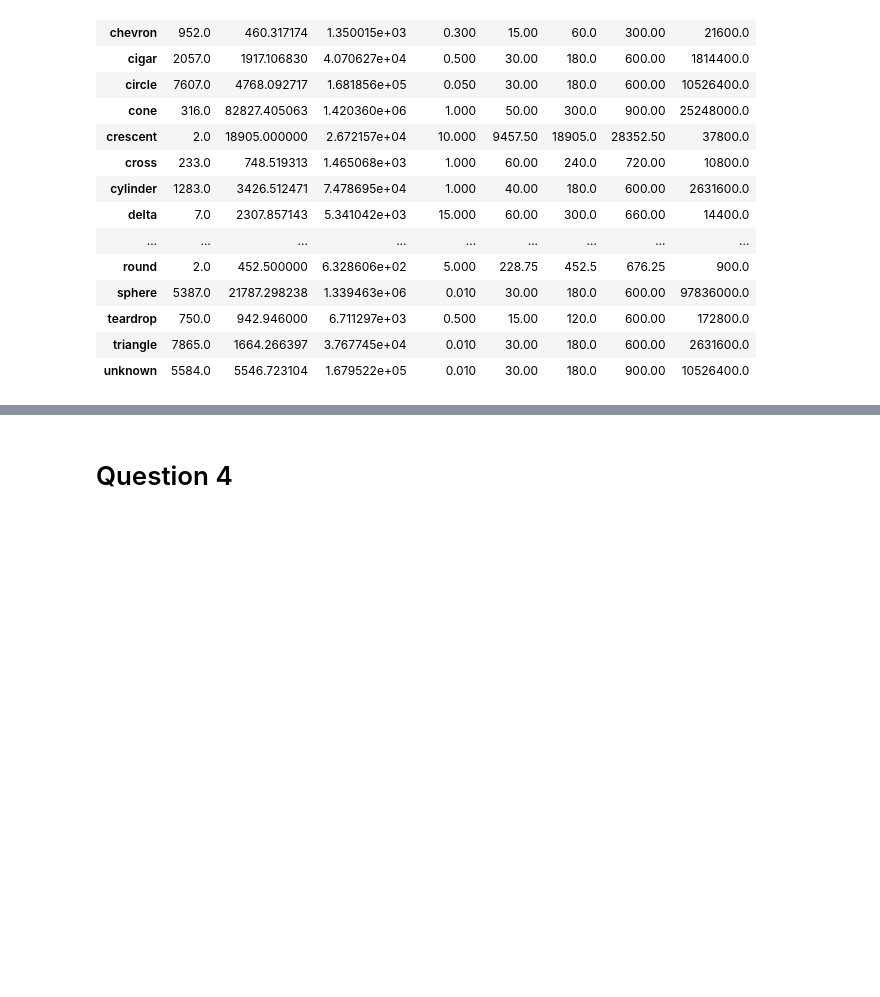
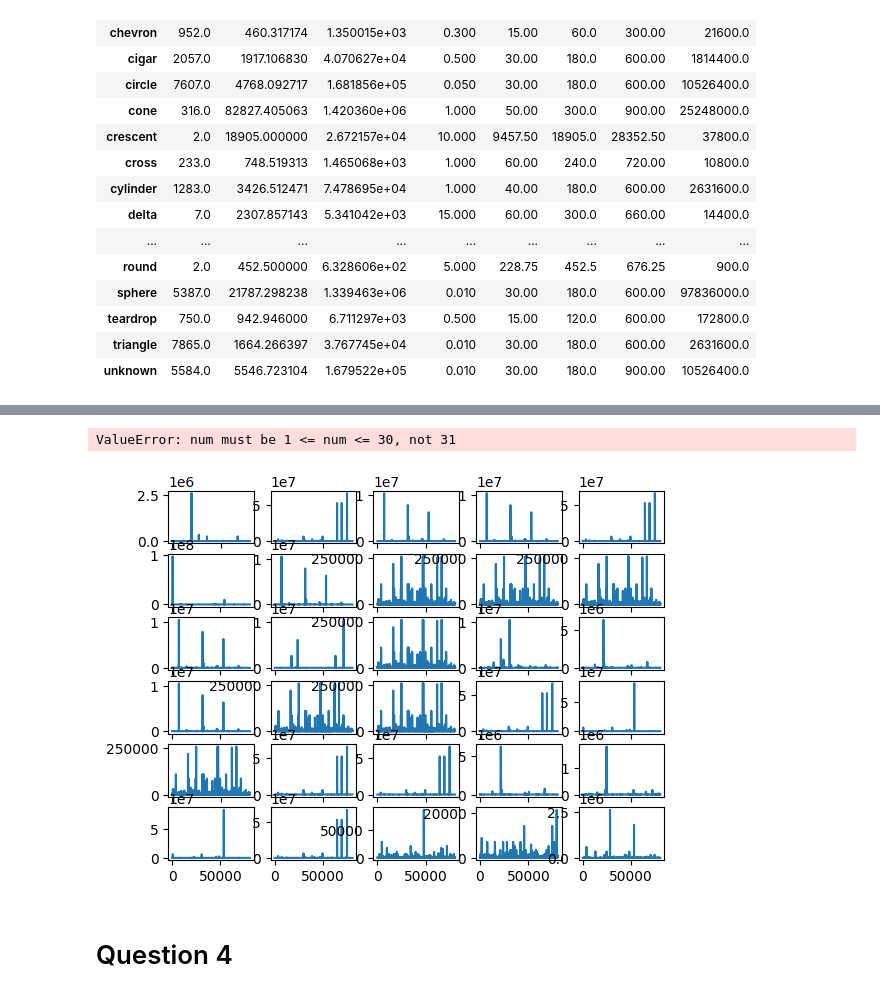
Before and after one commit to erdenahmet11/MAT381E, a Jupyter notebook: HW3.ipynb, the cells around one changed output, grey strips where cells are left out. Saved outputs shown, nothing was run; the diff lists cells and outputs as text; code cells hidden in the pictures; blank space fills up the shorter version.

```diff
--- a/HW3.ipynb
+++ b/HW3.ipynb
@@ -380,3 +380,13 @@ df.groupby('shape')['duration (seconds)'].describe()
+# %%
+arr = list(df['shape'])
+j = 1
+for i in arr:
+    plt.subplot(6, 5, j)
+    plt.plot(df[df['shape'] == i]['duration (seconds)'])
+    j += 1
+# %% [output]
+ValueError: num must be 1 <= num <= 30, not 31
+[figure, added]
 # %% [markdown]
 # Question 4
 # %%
```
Also changed, not shown: parts of 14 cells of this notebook.
